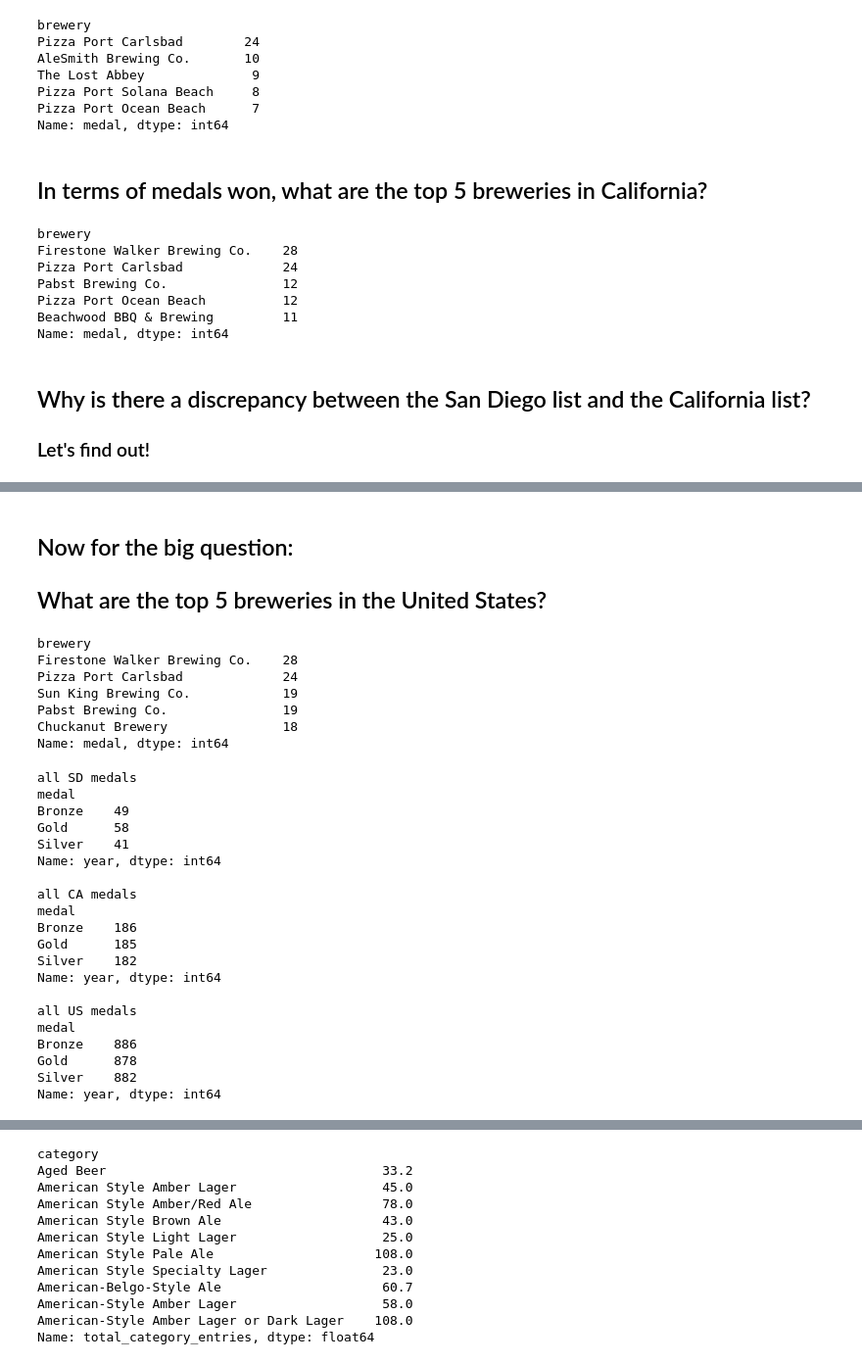
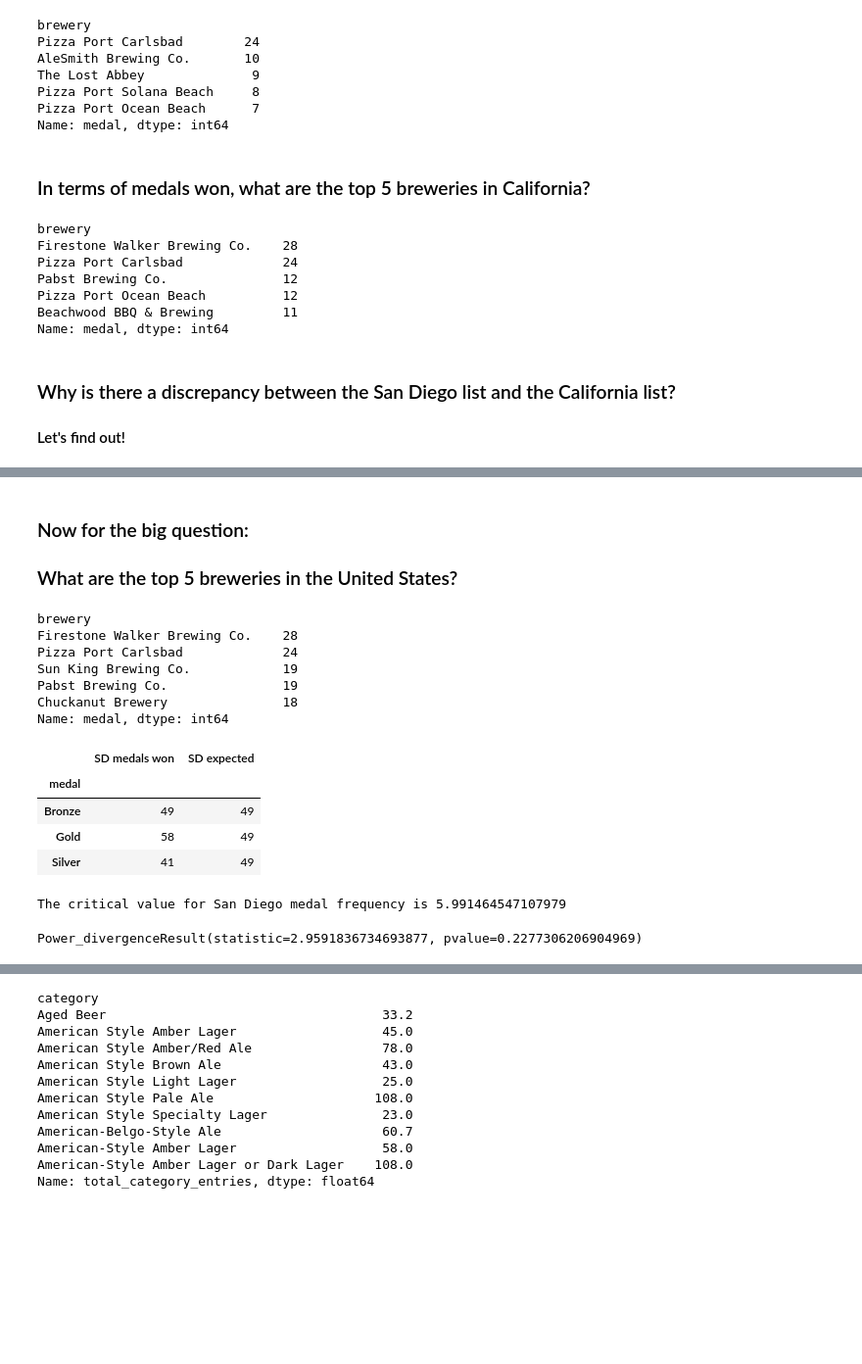
Before and after one commit to jbizzlefoshizzle/Project-1, a Jupyter notebook: CSV.ipynb, the cells around one changed output, grey strips where cells are left out. Shown at 98% size. Cells and saved outputs as stored; diff of their text form; code cells hidden in the pictures; blank space fills up the shorter version.

```diff
--- a/CSV.ipynb
+++ b/CSV.ipynb
@@ -77,7 +84,7 @@ Pizza Port Solana Beach     8
 Pizza Port Ocean Beach      7
 Name: medal, dtype: int64
 # %% [markdown]
-## In terms of medals won, what are the top 5 breweries in California?
+### In terms of medals won, what are the top 5 breweries in California?
 # %%
 medals_cal = cal_data.groupby(['brewery'])['medal'].count()
 top_brew_cal = medals_cal.sort_values(ascending=False)
@@ -95,8 +102,8 @@ Name: medal, dtype: int64
 
 
 
-## Why is there a discrepancy between the San Diego list and the California list?
-### Let's find out!
+### Why is there a discrepancy between the San Diego list and the California list?
+#### Let's find out!
 # %%
 pizza_port = all_winner_data[all_winner_data['brewery'] == 'Pizza Port Ocean Beach']
 pizza_port = pizza_port.sort_values('year', ascending=False)
@@ -118,8 +125,8 @@ pizza_port
 | 10 | Bronze | Z-Man Stout | Pizza Port Ocean Beach | San Diego | San Diego | CA | Foreign-Style Stout | 2011 | 23 |
 | 11 | Silver | Skidmark Brown | Pizza Port Ocean Beach | San Diego | San Diego | CA | English-Style Mild Ale | 2010 | 27 |
 # %% [markdown]
-## Now for the big question:
-## What are the top 5 breweries in the United States?
+### Now for the big question:
+### What are the top 5 breweries in the United States?
 # %%
 medals_us = all_winner_data.groupby(['brewery'])['medal'].count()
 top_brew_us = medals_us.sort_values(ascending=False)
@@ -146,35 +153,27 @@ Name: medal, dtype: int64
 sd_medals = sd_data.groupby(['medal'])['year'].count()
 ca_medals = cal_data.groupby(['medal'])['year'].count()
 all_medals = all_winner_data.groupby(['medal'])['year'].count()
-print('all SD medals')
-print(sd_medals)
-print("")
-print('all CA medals')
-print(ca_medals)
-print("")
-print('all US medals')
-print(all_medals)
 
-# medals_df = pd.DataFrame('sd_metals','ca_medals','all_medals')
-# medals_df
+medals_df = pd.DataFrame({"SD medals won": sd_medals,
+                         "CA medals won": ca_medals,
+                         "All US won": all_medals})
+
+medals_df['SD expected'] = [49, 49, 49]
+medals_df['CA expected'] = [184, 184, 184]
+medals_df['US expected'] = [882, 882, 882]
-# %% [output]
-all SD medals
-medal
-Bronze    49
-Gold      58
-Silver    41
-Name: year, dtype: int64
-
-all CA medals
-medal
-Bronze    186
-Gold      185
-Silver    182
-Name: year, dtype: int64
-
-all US medals
-medal
-Bronze    886
-Gold      878
-Silver    882
-Name: year, dtype: int64
+# %%
+sd_df = medals_df[['SD medals won', 'SD expected']]
+sd_df
+# %% [output]
+|  | SD medals won | SD expected |
+| medal |  |  |
+| Bronze | 49 | 49 |
+| Gold | 58 | 49 |
+| Silver | 41 | 49 |
+# %%
+crit_sd = stats.chi2.ppf(q = 0.95, df = 2)
+print(f'The critical value for San Diego medal frequency is {crit_sd}')
+stats.chisquare(sd_df['SD medals won'], sd_df['SD expected'])
+# %% [output]
+The critical value for San Diego medal frequency is 5.991464547107979
+Power_divergenceResult(statistic=2.9591836734693877, pvalue=0.2277306206904969)
```
Also changed, not shown: parts of 14 cells of this notebook.
